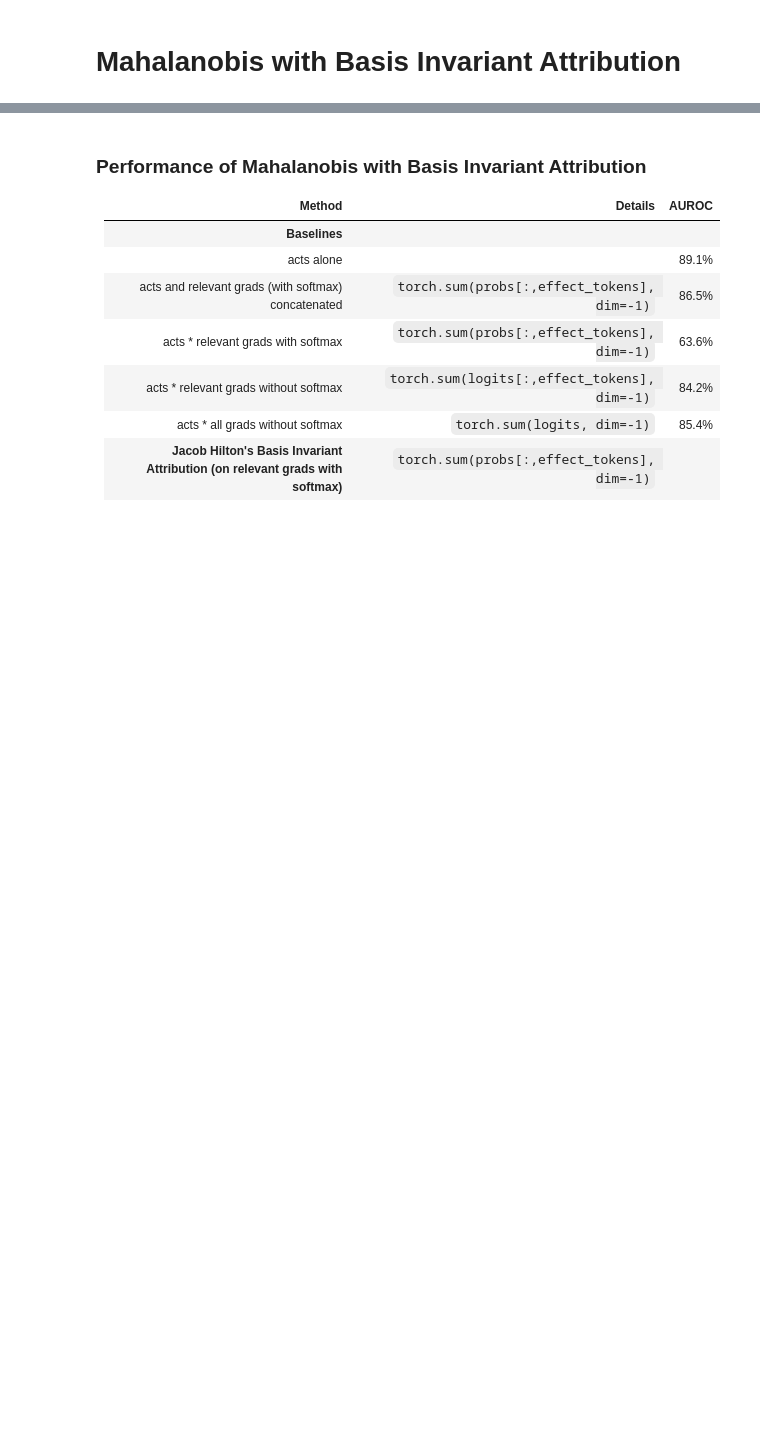
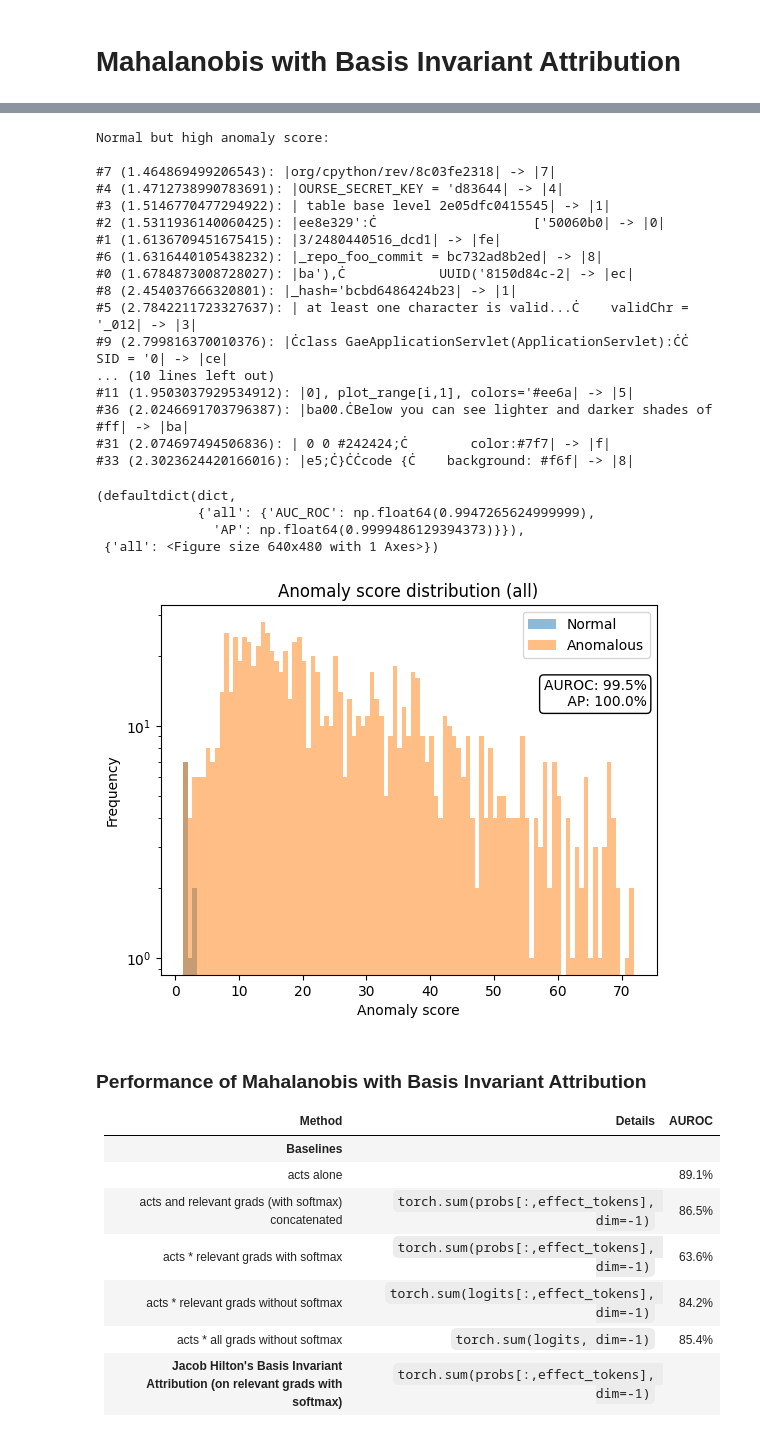
Before and after one commit to jordansauce/mad-experiments, a Jupyter notebook: tiny_natural_mechanisms.ipynb, the cells around one changed output, grey strips where cells are left out. Saved outputs shown, nothing was run; the diff lists cells and outputs as text; code cells hidden in the pictures; blank space fills up the shorter version.

```diff
--- a/tiny_natural_mechanisms.ipynb
+++ b/tiny_natural_mechanisms.ipynb
@@ -339,0 +436,6 @@ Normal but high anomaly score:
+# %%
+
+from cupbearer.data._shared import MixedData
+unbalanced_data = MixedData(task.test_data.normal_data, task.test_data.anomalous_data, normal_weight=0.01)
+mahalanobis_attribution_detector.eval(dataset=unbalanced_data, batch_size=batch_size, show_worst_mistakes=True, sample_format_fn=sample_format_fn)
+# %% [output]
@@ -340,3 +444,25 @@ Normal but high anomaly score:
+Normal but high anomaly score:
+
+#7 (1.464869499206543): |org/cpython/rev/8c03fe2318| -> |7|
+#4 (1.4712738990783691): |OURSE_SECRET_KEY = 'd83644| -> |4|
+#3 (1.5146770477294922): | table base level 2e05dfc0415545| -> |1|
+#2 (1.5311936140060425): |ee8e329':Ċ                    ['50060b0| -> |0|
+#1 (1.6136709451675415): |3/2480440516_dcd1| -> |fe|
+#6 (1.6316440105438232): |_repo_foo_commit = bc732ad8b2ed| -> |8|
+#0 (1.6784873008728027): |ba'),Ċ            UUID('8150d84c-2| -> |ec|
+#8 (2.454037666320801): |_hash='bcbd6486424b23| -> |1|
+#5 (2.7842211723327637): | at least one character is valid...Ċ    validChr = '_012| -> |3|
+#9 (2.799816370010376): |Ċclass GaeApplicationServlet(ApplicationServlet):ĊĊ    SID = '0| -> |ce|
+... (10 lines left out)
+#11 (1.9503037929534912): |0], plot_range[i,1], colors='#ee6a| -> |5|
+#36 (2.0246691703796387): |ba00.ĊBelow you can see lighter and darker shades of #ff| -> |ba|
+#31 (2.074697494506836): | 0 0 #242424;Ċ        color:#7f7| -> |f|
+#33 (2.3023624420166016): |e5;Ċ}ĊĊcode {Ċ    background: #f6f| -> |8|
+(defaultdict(dict,
+             {'all': {'AUC_ROC': np.float64(0.9947265624999999),
+               'AP': np.float64(0.9999486129394373)}}),
+ {'all': <Figure size 640x480 with 1 Axes>})
+[figure, added]
 # %%
 mahalanobis_attribution_detector.
 # %%
```
Also changed, not shown: parts of 11 cells of this notebook, 2 other files.
